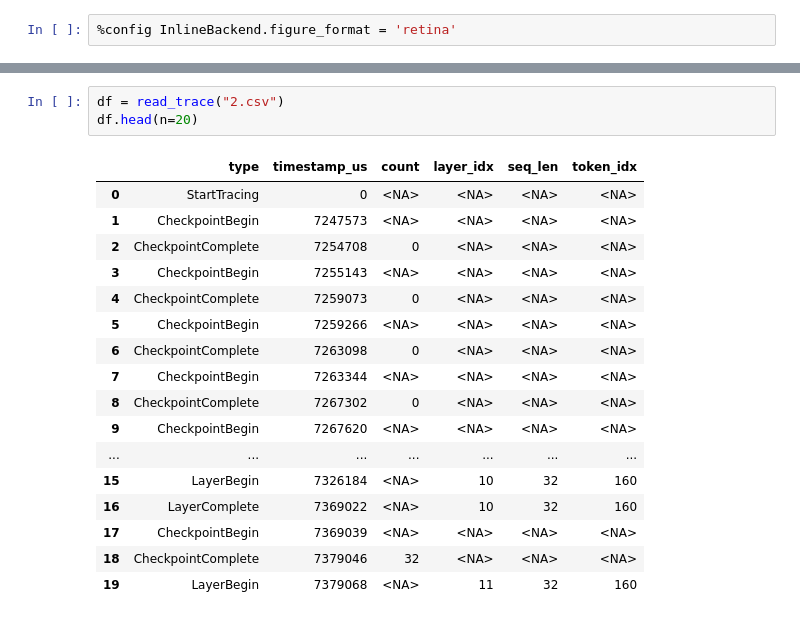
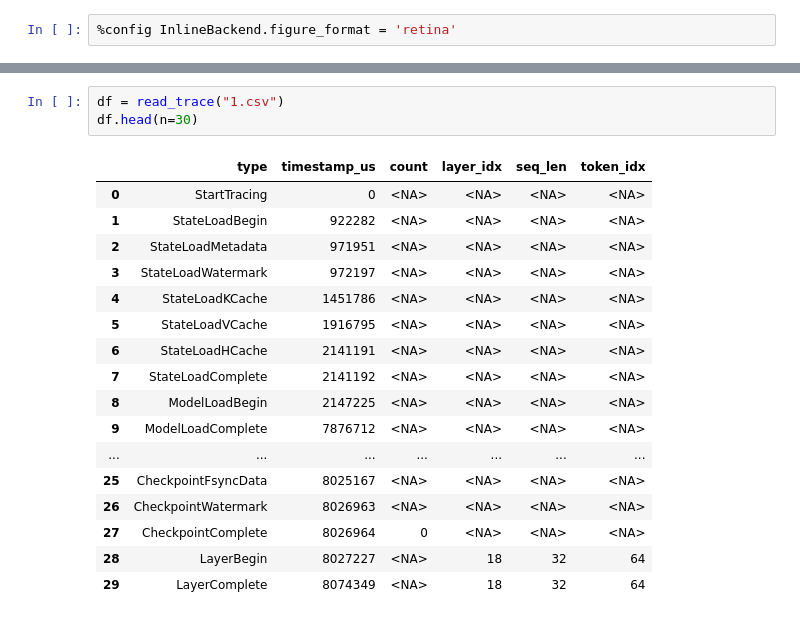
Before and after one commit to HXLLL/mllm, a Jupyter notebook: experiments/time_breakdown.ipynb, the cells around one changed output, grey strips where cells are left out. Drawn from its saved outputs; the diff is of its cells as text.

```diff
--- a/experiments/time_breakdown.ipynb
+++ b/experiments/time_breakdown.ipynb
@@ -7,22 +5,22 @@ default figsize: (3.3339558599695587, 2.0604980384530722)
 # %%
-df = read_trace("2.csv")
-df.head(n=20)
+df = read_trace("1.csv")
+df.head(n=30)
 # %% [output]
 |  | type | timestamp_us | count | layer_idx | seq_len | token_idx |
 | 0 | StartTracing | 0 | <NA> | <NA> | <NA> | <NA> |
-| 1 | CheckpointBegin | 7247573 | <NA> | <NA> | <NA> | <NA> |
-| 2 | CheckpointComplete | 7254708 | 0 | <NA> | <NA> | <NA> |
-| 3 | CheckpointBegin | 7255143 | <NA> | <NA> | <NA> | <NA> |
-| 4 | CheckpointComplete | 7259073 | 0 | <NA> | <NA> | <NA> |
-| 5 | CheckpointBegin | 7259266 | <NA> | <NA> | <NA> | <NA> |
-| 6 | CheckpointComplete | 7263098 | 0 | <NA> | <NA> | <NA> |
-| 7 | CheckpointBegin | 7263344 | <NA> | <NA> | <NA> | <NA> |
-| 8 | CheckpointComplete | 7267302 | 0 | <NA> | <NA> | <NA> |
-| 9 | CheckpointBegin | 7267620 | <NA> | <NA> | <NA> | <NA> |
+| 1 | StateLoadBegin | 922282 | <NA> | <NA> | <NA> | <NA> |
+| 2 | StateLoadMetadata | 971951 | <NA> | <NA> | <NA> | <NA> |
+| 3 | StateLoadWatermark | 972197 | <NA> | <NA> | <NA> | <NA> |
+| 4 | StateLoadKCache | 1451786 | <NA> | <NA> | <NA> | <NA> |
+| 5 | StateLoadVCache | 1916795 | <NA> | <NA> | <NA> | <NA> |
+| 6 | StateLoadHCache | 2141191 | <NA> | <NA> | <NA> | <NA> |
+| 7 | StateLoadComplete | 2141192 | <NA> | <NA> | <NA> | <NA> |
+| 8 | ModelLoadBegin | 2147225 | <NA> | <NA> | <NA> | <NA> |
+| 9 | ModelLoadComplete | 7876712 | <NA> | <NA> | <NA> | <NA> |
 | ... | ... | ... | ... | ... | ... | ... |
-| 15 | LayerBegin | 7326184 | <NA> | 10 | 32 | 160 |
-| 16 | LayerComplete | 7369022 | <NA> | 10 | 32 | 160 |
-| 17 | CheckpointBegin | 7369039 | <NA> | <NA> | <NA> | <NA> |
-| 18 | CheckpointComplete | 7379046 | 32 | <NA> | <NA> | <NA> |
-| 19 | LayerBegin | 7379068 | <NA> | 11 | 32 | 160 |
+| 25 | CheckpointFsyncData | 8025167 | <NA> | <NA> | <NA> | <NA> |
+| 26 | CheckpointWatermark | 8026963 | <NA> | <NA> | <NA> | <NA> |
+| 27 | CheckpointComplete | 8026964 | 0 | <NA> | <NA> | <NA> |
+| 28 | LayerBegin | 8027227 | <NA> | 18 | 32 | 64 |
+| 29 | LayerComplete | 8074349 | <NA> | 18 | 32 | 64 |
 # %%
```
Also changed, not shown: parts of 10 cells of this notebook.
